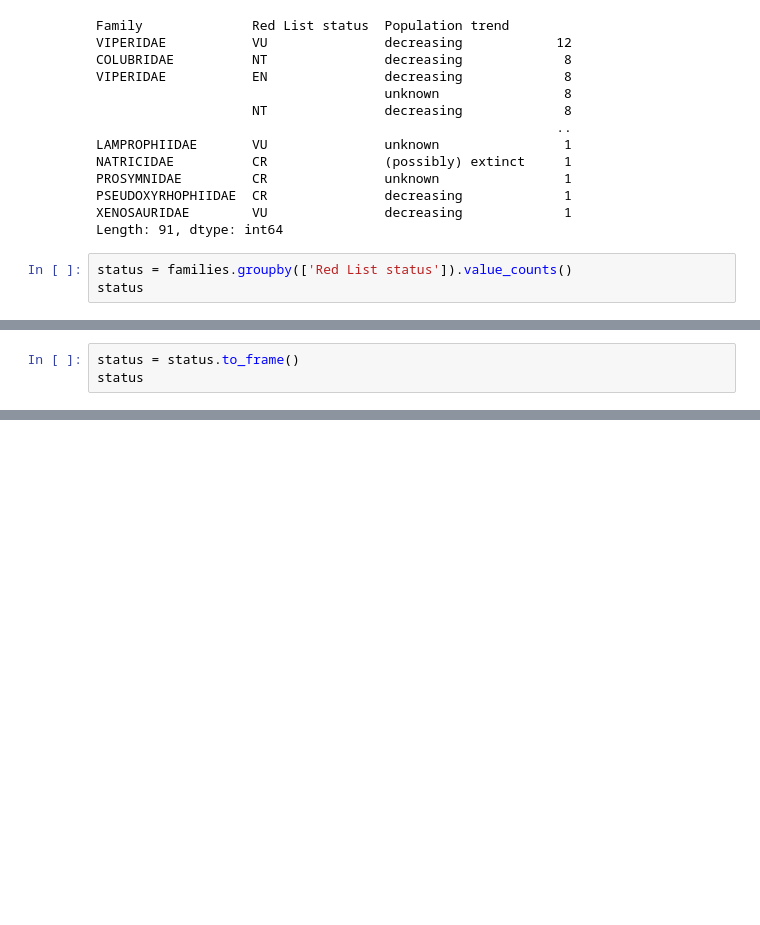
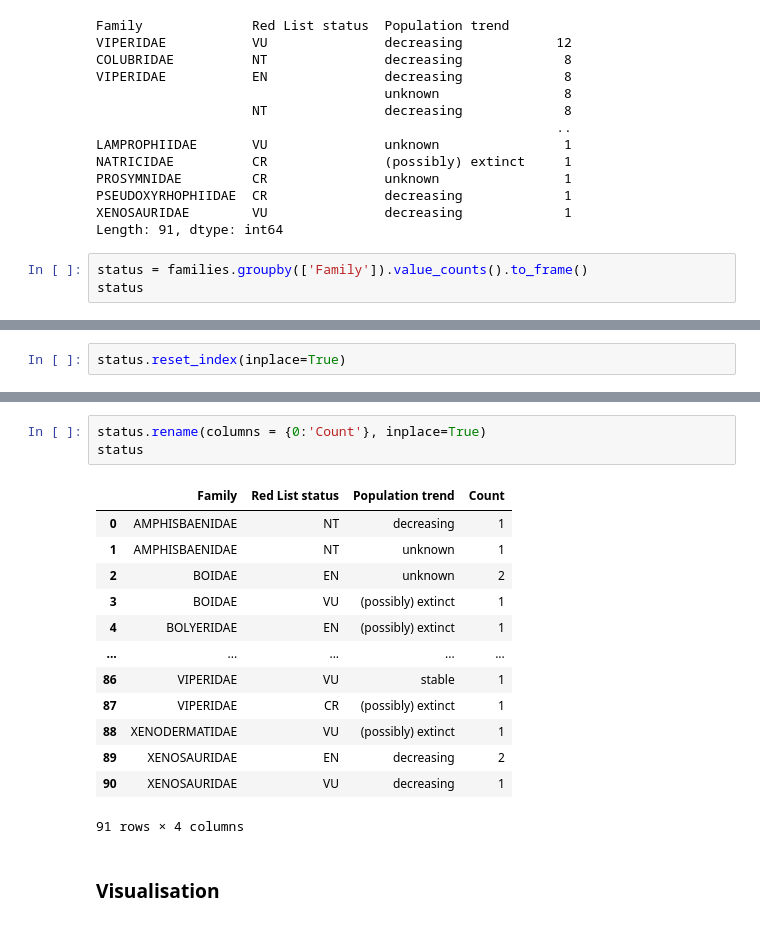
Before and after one commit to AlexaS17/snake_conservation_status, a Jupyter notebook: Data_Exploration.ipynb, the cells around one changed output, grey strips where cells are left out. Drawn from its saved outputs; the diff is of its cells as text; blank space fills up the shorter version.

```diff
--- a/Data_Exploration.ipynb
+++ b/Data_Exploration.ipynb
@@ -115,6 +146,6 @@ PSEUDOXYRHOPHIIDAE  CR               decreasing             1
 XENOSAURIDAE        VU               decreasing             1
 Length: 91, dtype: int64
 # %%
-status = families.groupby(['Red List status']).value_counts()
+status = families.groupby(['Family']).value_counts().to_frame()
 status
 # %% [output]
@@ -138,3 +165,0 @@ pandas.core.series.Series
-# %%
-status = status.to_frame()
-status
@@ -187,0 +166,2 @@ sns.histplot(df, x='Family', hue='Red List status', multiple='stack')
+# %%
+status.reset_index(inplace=True)
@@ -187,0 +184,19 @@ sns.histplot(df, x='Family', hue='Red List status', multiple='stack')
+# %%
+status.rename(columns = {0:'Count'}, inplace=True)
+status
+# %% [output]
+|  | Family | Red List status | Population trend | Count |
+| 0 | AMPHISBAENIDAE | NT | decreasing | 1 |
+| 1 | AMPHISBAENIDAE | NT | unknown | 1 |
+| 2 | BOIDAE | EN | unknown | 2 |
+| 3 | BOIDAE | VU | (possibly) extinct | 1 |
+| 4 | BOLYERIDAE | EN | (possibly) extinct | 1 |
+| ... | ... | ... | ... | ... |
+| 86 | VIPERIDAE | VU | stable | 1 |
+| 87 | VIPERIDAE | CR | (possibly) extinct | 1 |
+| 88 | XENODERMATIDAE | VU | (possibly) extinct | 1 |
+| 89 | XENOSAURIDAE | EN | decreasing | 2 |
+| 90 | XENOSAURIDAE | VU | decreasing | 1 |
+91 rows × 4 columns
+# %% [markdown]
+### Visualisation
```
Also changed, not shown: parts of 17 cells of this notebook.
